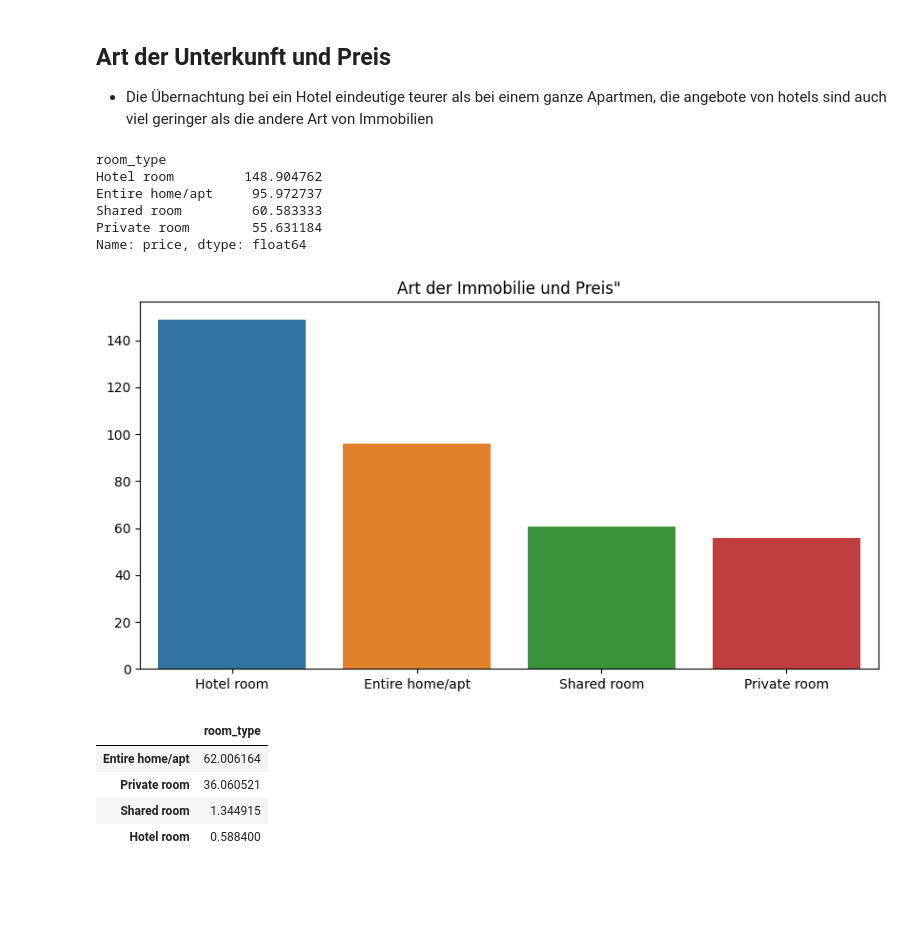
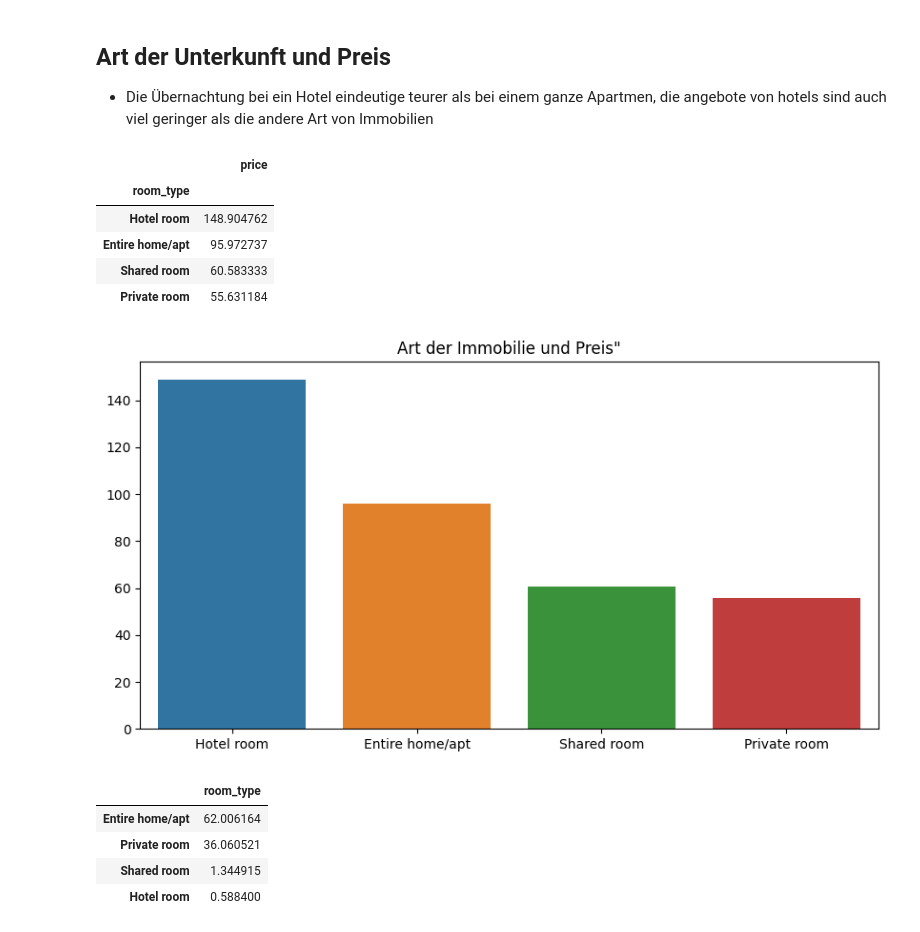
Before and after one commit to awildt01/Airbnb_Berlin-, a Jupyter notebook: Airbnb_(Berlin).ipynb, the cells around one changed output. Cells and saved outputs as stored; diff of their text form; code cells hidden in the pictures; blank space fills up the shorter version.

```diff
--- a/Airbnb_(Berlin).ipynb
+++ b/Airbnb_(Berlin).ipynb
@@ -569,19 +574,20 @@ plt.show()
 # %%
 # Art der Unterkunft und Preis
 
 d = df_clean.groupby('room_type')['price'].mean().sort_values(ascending=False)
 fig, ax= plt.subplots(figsize=(10,5))
 sns.barplot(x=d.index.tolist(), y=d.values, ax=ax)
 ax.set_title('Art der Immobilie und Preis"')
 fig.show()
-display(d)
+d_1 =pd.DataFrame(d)
+display(d_1)
 # %% [output]
-room_type
-Hotel room         148.904762
-Entire home/apt     95.972737
-Shared room         60.583333
-Private room        55.631184
-Name: price, dtype: float64
+|  | price |
+| room_type |  |
+| Hotel room | 148.904762 |
+| Entire home/apt | 95.972737 |
+| Shared room | 60.583333 |
+| Private room | 55.631184 |
 [figure]
 # %%
 # Die Prozentsatz der verfügbaren Unterkunftstypen anzeigen:"
```
Also changed, not shown: parts of 44 cells of this notebook.
